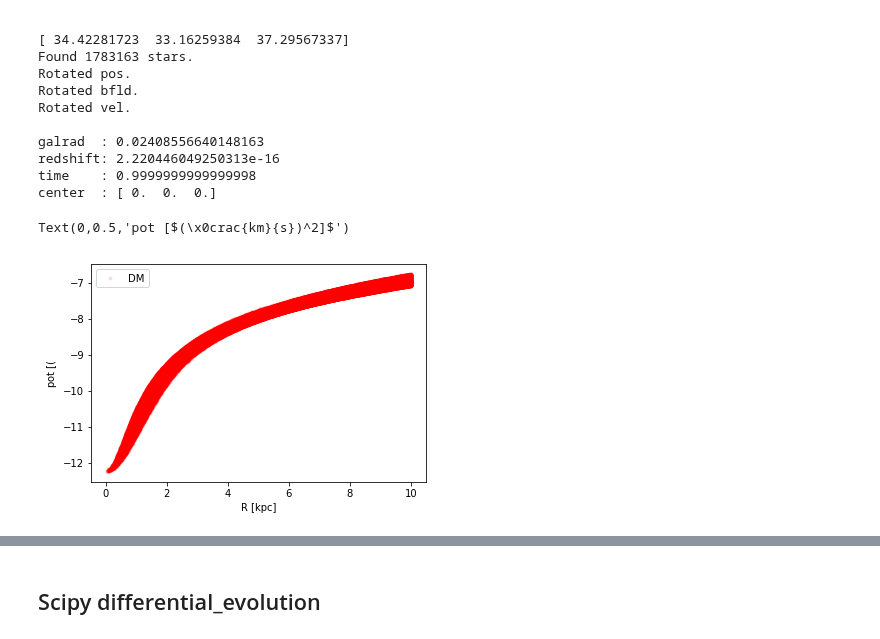
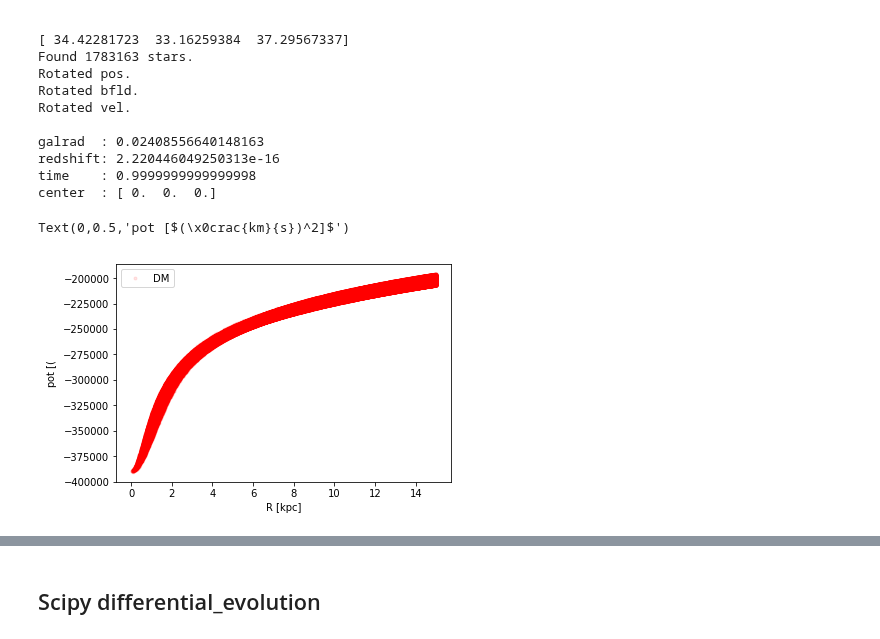
Before and after one commit to sophialilleengen/masterproject, a Jupyter notebook: notebooks/1pot_potfitting.ipynb, the cells around one changed output, grey strips where cells are left out. Saved outputs shown, nothing was run; the diff lists cells and outputs as text; code cells hidden in the pictures.

```diff
--- a/notebooks/1pot_potfitting.ipynb
+++ b/notebooks/1pot_potfitting.ipynb
@@ -115,13 +115,13 @@ pot_all = s.pot[iall]
 # %%
 #plt.plot(r_stars_kpc, pot_stars, 'b.', alpha = 0.01, label = 'stars')
 #plt.plot(r_gas_kpc, pot_gas, 'g.', alpha = 0.01, label = 'gas')
-plt.plot(r_dm_kpc, pot_m_dm, 'r.', alpha = 0.1, label = 'DM')
+plt.plot(r_dm_kpc, pot_dm, 'r.', alpha = 0.1, label = 'DM')
 plt.legend()
 plt.xlabel('R [kpc]')
 plt.ylabel('pot [$(\frac{km}{s})^2]$')
 # %% [output]
 Text(0,0.5,'pot [$(\x0crac{km}{s})^2]$')
-[figure, old version]
+[figure, new version]
 # %%
 print(np.min(vR_kms))
 # %% [output]
```
Also changed, not shown: parts of 24 cells of this notebook, 1 other file.
